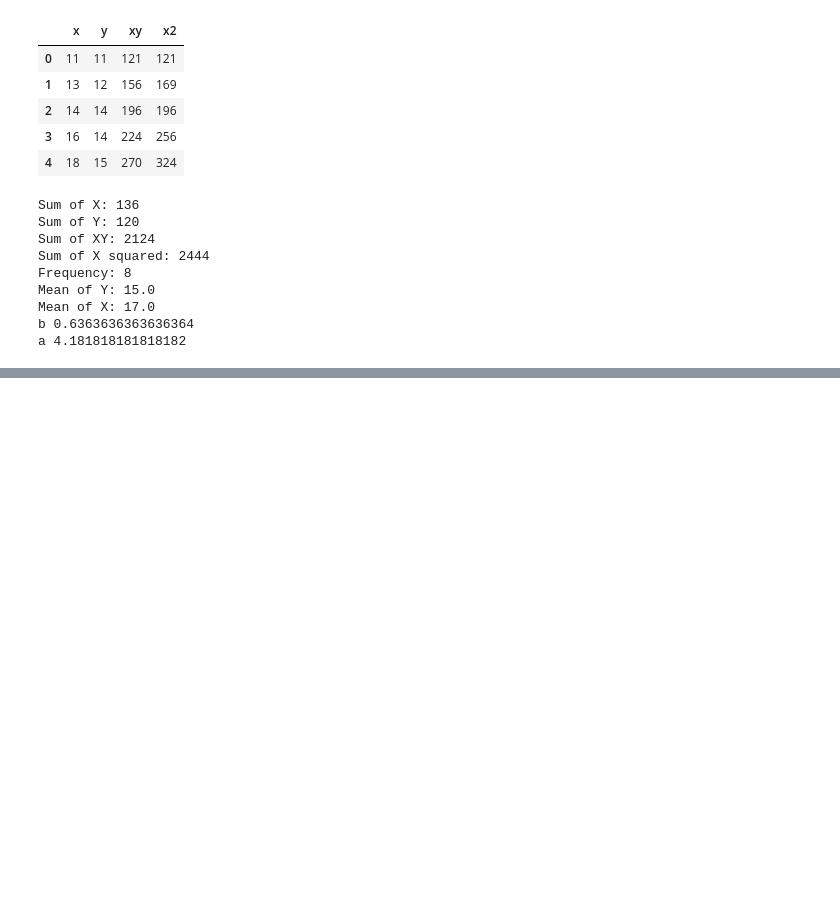
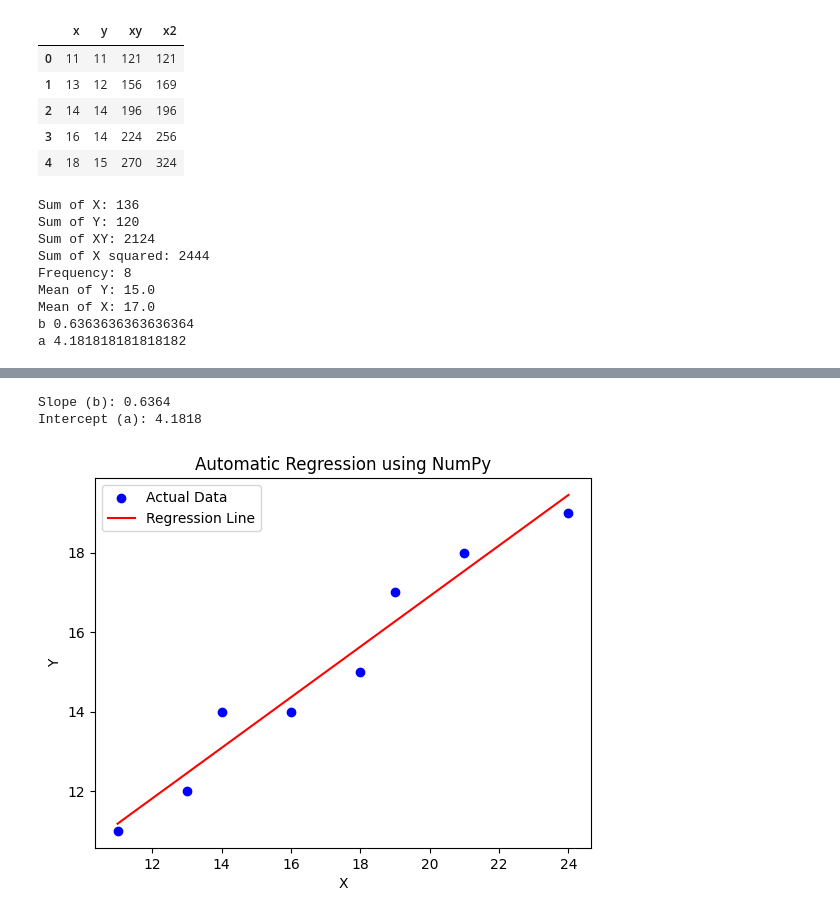
Before and after one commit to Storm00212/Data-manipulation-using-python, a Jupyter notebook: Regression.ipynb, the cells around one changed output, grey strips where cells are left out. Drawn from its saved outputs; the diff is of its cells as text; code cells hidden in the pictures; blank space fills up the shorter version.

```diff
--- a/Regression.ipynb
+++ b/Regression.ipynb
@@ -167,0 +200,30 @@ plt.show()
+# %%
+import numpy as np
+import pandas as pd
+import matplotlib.pyplot as plt
+
+x = [11, 13, 14, 16, 18, 19, 21, 24]
+y = [11, 12, 14, 14, 15, 17, 18, 19]
+df = pd.DataFrame({'X': x, 'Y': y})
+
+# Linear regression (degree = 1)
+b, a = np.polyfit(df['X'], df['Y'], 1)
+
+print(f"Slope (b): {b:.4f}")
+print(f"Intercept (a): {a:.4f}")
+
+# Predictions
+df['Predicted'] = b * df['X'] + a
+
+# Plot
+plt.scatter(df['X'], df['Y'], color='blue', label='Actual Data')
+plt.plot(df['X'], df['Predicted'], color='red', label='Regression Line')
+plt.xlabel('X')
+plt.ylabel('Y')
+plt.title('Automatic Regression using NumPy')
+plt.legend()
+plt.show()
+# %% [output]
+Slope (b): 0.6364
+Intercept (a): 4.1818
+[figure, added]
```
Also changed, not shown: parts of 3 cells of this notebook.
